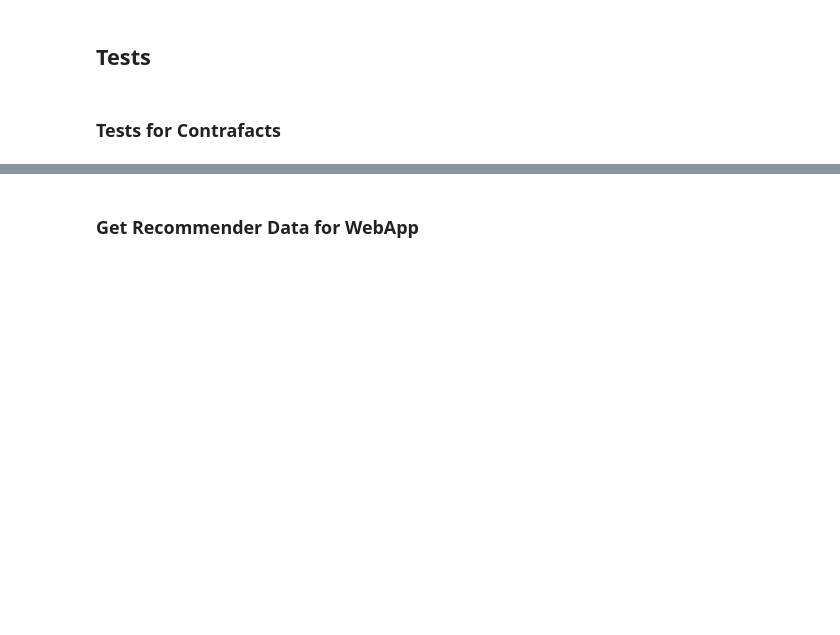
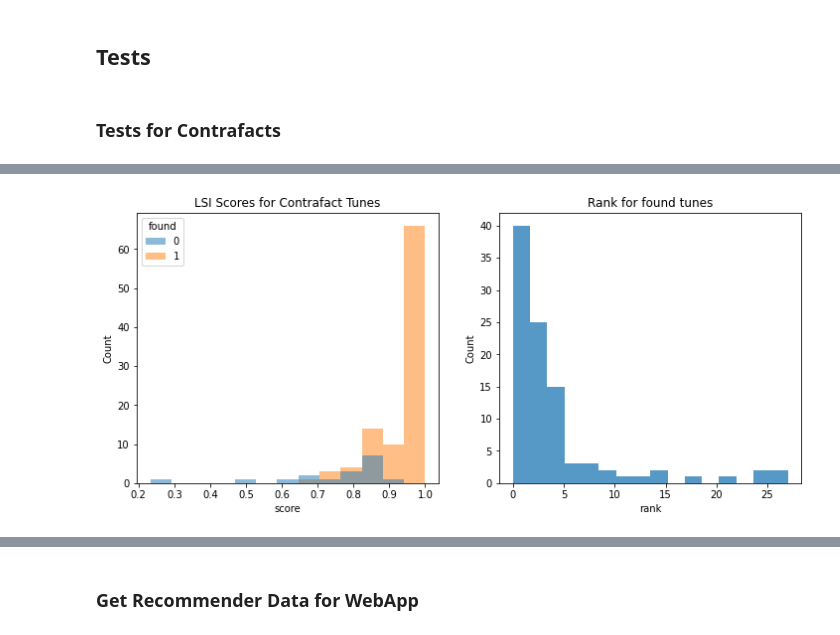
Before and after one commit to 11doris/jazz-tunes-similarity, a Jupyter notebook: model_01_lsi_sections.ipynb, the cells around one changed output, grey strips where cells are left out. Cells and saved outputs as stored; diff of their text form; code cells hidden in the pictures; blank space fills up the shorter version.

```diff
--- a/model_01_lsi_sections.ipynb
+++ b/model_01_lsi_sections.ipynb
@@ -723,6 +687,10 @@ def test_contrafacts(tunes, index, model, N=15):
       # perform a similarity query against the corpus
       similarities = index[model[query_bow]]
       sims = sorted(enumerate(similarities), key=lambda item: -item[1])
+      #print(f"s1: {s1}")
+      #print(f"similar_tune: {similar_tune}, {title_to_sectionid[similar_tune]}")
+      #print(sims)
+      #print(len(sims))
 
       # check if the section matches the expected title; consider only the first N recommendations
       i = 0
@@ -731,7 +699,7 @@ def test_contrafacts(tunes, index, model, N=15):
           break
         if sectionid_to_title[sectionid] == similar_tune:
           section_matches += 1
-          # print(f"Found {tune} - {similar_tune} {sectionid_to_sectionlabel[sectionid]} with value {value}")
+          print(f"Found {tune} - {similar_tune} {sectionid_to_sectionlabel[sectionid]} with value {value}")
           if value > score:
             rank = i
             score = value
@@ -745,9 +713,14 @@ def test_contrafacts(tunes, index, model, N=15):
                                             'score': score,
                                             'rank': rank}
     else:
+      score = 0
+      for sectionid in title_to_sectionid[similar_tune]:
+        sim_value = similarities[sectionid]
+        score = sim_value if sim_value > score else score
+
       results[f'{tune}, {similar_tune}'] = {'found': 0,
-                                            'score': 0,
-                                            'rank': 0}
+                                            'score': score,
+                                            'rank': rank}
 
   return matches, results
 # %% [markdown]
@@ -794,0 +750,9 @@ lsi = LsiModel(bow_corpus, id2word=dictionary, num_topics=num_topics)  # num_top
+# %%
+num_topics = lsi_config['num_topics']
+
+dictionary = corpora.Dictionary(processed_corpus)
+bow_corpus = [dictionary.doc2bow(text) for text in processed_corpus]
+
+lsi = LsiModel(test_bow_corpus,
+               id2word=test_dictionary,
+               num_topics=num_topics)
@@ -870,2 +876,5 @@ results
 # %%
 df_sim = pd.DataFrame.from_dict(results, orient='index')
+df_sim = df_sim.reset_index()
+df_sim.sort_values('index')
+print(df_sim)
@@ -872 +899,21 @@ df_sim = pd.DataFrame.from_dict(results, orient='index')
+# %%
+fig, ax = plt.subplots(nrows=1, ncols=2, figsize=(12, 5))
+sns.histplot(ax=ax[0],
+             data=df_sim,
+             x='score',
+             hue='found',
+             stat='count',
+             edgecolor=None)
+ax[0].set_title('LSI Scores for Contrafact Tunes')
+
+sns.histplot(ax=ax[1],
+             data=df_sim[df_sim.found==1],
+             x='rank',
+             stat='count',
+             edgecolor=None)
+ax[1].set_title('Rank for found tunes')
+
+plt.savefig('plot.png')
+# %% [output]
+[figure, added]
 # %%
```
Also changed, not shown: parts of 44 cells of this notebook.
